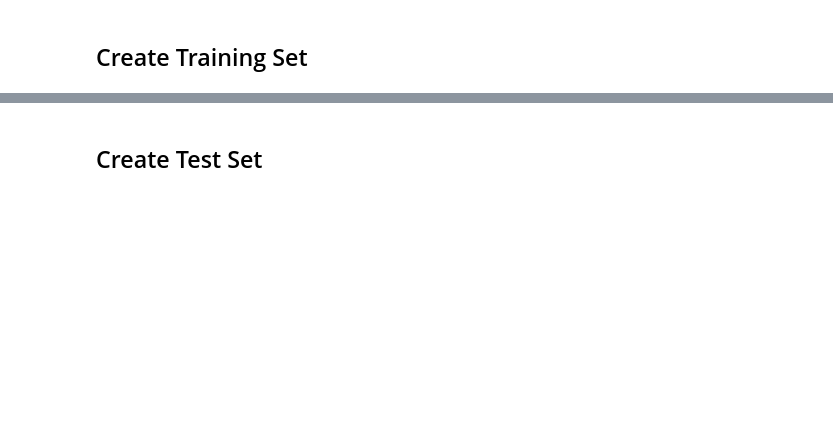
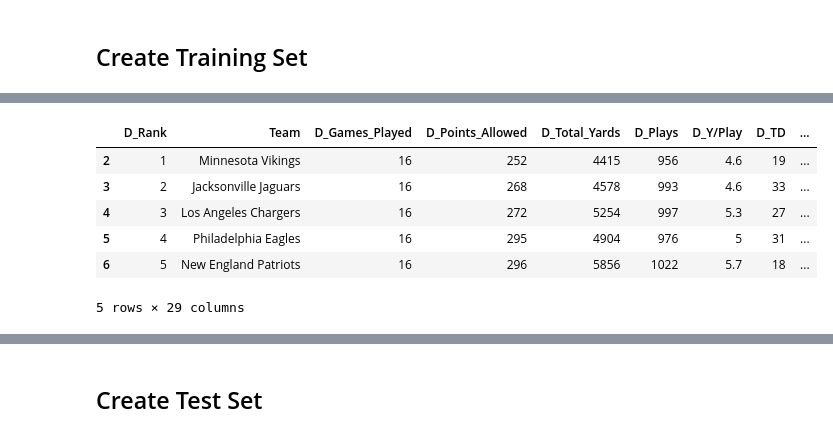
Before and after one commit to stefimaz/Praedico, a Jupyter notebook: Combine_csv.ipynb, the cells around one changed output, grey strips where cells are left out. Cells and saved outputs as stored; diff of their text form; code cells hidden in the pictures; blank space fills up the shorter version.

```diff
--- a/Combine_csv.ipynb
+++ b/Combine_csv.ipynb
@@ -163,50 +151,50 @@ O_total.head()
 #       'O_Pe_1st_D', 'O_Scoring_Drives', 'O_TO_%', 'O_Expected_Points', 'Year'] )
 #NFL2021DEF['Year'] = '2021'
 
-NFL2020DEF = pd.read_csv('./resources/NFL2020DEF.csv', names=['D_Rank', 'Team', 'D_Games_Played', 'D_Points_Allowed', 'D_Total_Yards',
+nfl2020def = pd.read_csv('./resources/NFL2020DEF.csv', names=['D_Rank', 'Team', 'D_Games_Played', 'D_Points_Allowed', 'D_Total_Yards',
        'D_Plays', 'D_Y/Play', 'D_TD', 'D_Fumbles_Lost',
        'D_1st_D', 'D_P_Completions', 'D_P_Attempts', 'D_P_Yards', 'D_P_TD',
        'D_P_Int', 'D_P_Y/PA', 'D_P_Passing_1st_D', 'D_R_Att', 'D_R_Yards',
        'D_R_TD', 'D_R_Y/A', 'D_R_1st_D', 'D_Pe', 'D_Pe_Yards',
        'D_Pe_1st_D', 'D_Scoring_Drives', 'D_TD_%', 'D_Expected_Points', 'Year'] )
-NFL2020DEF['Year'] = '2020'
+nfl2020def['Year'] = '2020'
 
-NFL2019DEF = pd.read_csv('./resources/NFL2019DEF.csv', names=['D','D_Rank', 'Team', 'D_Games_Played', 'D_Points_Allowed', 'D_Total_Yards',
+nfl2019def = pd.read_csv('./resources/NFL2019DEF.csv', names=['D','D_Rank', 'Team', 'D_Games_Played', 'D_Points_Allowed', 'D_Total_Yards',
        'D_Plays', 'D_Y/Play', 'D_TD', 'D_Fumbles_Lost',
        'D_1st_D', 'D_P_Completions', 'D_P_Attempts', 'D_P_Yards', 'D_P_TD',
        'D_P_Int', 'D_P_Y/PA', 'D_P_Passing_1st_D', 'D_R_Att', 'D_R_Yards',
        'D_R_TD', 'D_R_Y/A', 'D_R_1st_D', 'D_Pe', 'D_Pe_Yards',
        'D_Pe_1st_D', 'D_Scoring_Drives', 'D_TD_%', 'D_Expected_Points', 'Year'] )
-NFL2019DEF['Year'] = '2019'
+nfl2019def['Year'] = '2019'
 
-NFL2018DEF = pd.read_csv('./resources/NFL2018DEF.csv', names=['D','D_Rank', 'Team', 'D_Games_Played', 'D_Points_Allowed', 'D_Total_Yards',
+nfl2018def = pd.read_csv('./resources/NFL2018DEF.csv', names=['D','D_Rank', 'Team', 'D_Games_Played', 'D_Points_Allowed', 'D_Total_Yards',
        'D_Plays', 'D_Y/Play', 'D_TD', 'D_Fumbles_Lost',
        'D_1st_D', 'D_P_Completions', 'D_P_Attempts', 'D_P_Yards', 'D_P_TD',
        'D_P_Int', 'D_P_Y/PA', 'D_P_Passing_1st_D', 'D_R_Att', 'D_R_Yards',
        'D_R_TD', 'D_R_Y/A', 'D_R_1st_D', 'D_Pe', 'D_Pe_Yards',
        'D_Pe_1st_D', 'D_Scoring_Drives', 'D_TD_%', 'D_Expected_Points', 'Year'] )
-NFL2018DEF['Year'] = '2018'
+nfl2018def['Year'] = '2018'
 
-NFL2017DEF = pd.read_csv('./resources/NFL2017DEF.csv', names=['D','D_Rank', 'Team', 'D_Games_Played', 'D_Points_Allowed', 'D_Total_Yards',
+nfl2017def = pd.read_csv('./resources/NFL2017DEF.csv', names=['D','D_Rank', 'Team', 'D_Games_Played', 'D_Points_Allowed', 'D_Total_Yards',
        'D_Plays', 'D_Y/Play', 'D_TD', 'D_Fumbles_Lost',
        'D_1st_D', 'D_P_Completions', 'D_P_Attempts', 'D_P_Yards', 'D_P_TD',
        'D_P_Int', 'D_P_Y/PA', 'D_P_Passing_1st_D', 'D_R_Att', 'D_R_Yards',
        'D_R_TD', 'D_R_Y/A', 'D_R_1st_D', 'D_Pe', 'D_Pe_Yards',
        'D_Pe_1st_D', 'D_Scoring_Drives', 'D_TD_%', 'D_Expected_Points', 'Year'] )
-NFL2017DEF['Year'] = '2017'
+nfl2017def['Year'] = '2017'
 
-NFL2016DEF = pd.read_csv('./resources/NFL2016DEF.csv', names=['D','D_Rank', 'Team', 'D_Games_Played', 'D_Points_Allowed', 'D_Total_Yards',
+nfl2016def = pd.read_csv('./resources/NFL2016DEF.csv', names=['D','D_Rank', 'Team', 'D_Games_Played', 'D_Points_Allowed', 'D_Total_Yards',
        'D_Plays', 'D_Y/Play', 'D_TD', 'D_Fumbles_Lost',
        'D_1st_D', 'D_P_Completions', 'D_P_Attempts', 'D_P_Yards', 'D_P_TD',
        'D_P_Int', 'D_P_Y/PA', 'D_P_Passing_1st_D', 'D_R_Att', 'D_R_Yards',
        'D_R_TD', 'D_R_Y/A', 'D_R_1st_D', 'D_Pe', 'D_Pe_Yards',
        'D_Pe_1st_D', 'D_Scoring_Drives', 'D_TD_%', 'D_Expected_Points', 'Year'] )
-NFL2016DEF['Year'] = '2016'
+nfl2016def['Year'] = '2016'
 
-NFL2015DEF = pd.read_csv('./resources/NFL2015DEF.csv', names=['D','D_Rank', 'Team', 'D_Games_Played', 'D_Points_Allowed', 'D_Total_Yards',
+nfl2015def = pd.read_csv('./resources/NFL2015DEF.csv', names=['D','D_Rank', 'Team', 'D_Games_Played', 'D_Points_Allowed', 'D_Total_Yards',
        'D_Plays', 'D_Y/Play', 'D_TD', 'D_Fumbles_Lost',
        'D_1st_D', 'D_P_Completions', 'D_P_Attempts', 'D_P_Yards', 'D_P_TD',
        'D_P_Int', 'D_P_Y/PA', 'D_P_Passing_1st_D', 'D_R_Att', 'D_R_Yards',
        'D_R_TD', 'D_R_Y/A', 'D_R_1st_D', 'D_Pe', 'D_Pe_Yards',
        'D_Pe_1st_D', 'D_Scoring_Drives', 'D_TD_%', 'D_Expected_Points', 'Year'] )
-NFL2015DEF['Year'] = '2015'
+nfl2015def['Year'] = '2015'
@@ -246,0 +201,9 @@ D_total = pd.concat(data_frames_2)
+# %%
+# Remove row 0 and 1
+nfl2015def = nfl2015def.drop([0,1])
+nfl2016def = nfl2016def.drop([0,1])
+nfl2017def = nfl2017def.drop([0,1])
+nfl2018def = nfl2018def.drop([0,1])
+nfl2019def = nfl2019def.drop([0,1])
+nfl2020def = nfl2020def.drop([0,1])
+#nfl202def = nfl2021def.drop([0,1])
@@ -246,0 +222,7 @@ D_total = pd.concat(data_frames_2)
+# %%
+# Remove column D for years 2015 through 2019
+nfl2015d = nfl2015def.drop(columns=['D']).head()
+nfl2016d = nfl2016def.drop(columns=['D']).head()
+nfl2017d = nfl2017def.drop(columns=['D']).head()
+nfl2018d = nfl2018def.drop(columns=['D']).head()
+nfl2019d = nfl2019def.drop(columns=['D']).head()
@@ -246,0 +232,10 @@ D_total = pd.concat(data_frames_2)
+# %%
+nfl2017d
+# %% [output]
+|  | D_Rank | Team | D_Games_Played | D_Points_Allowed | D_Total_Yards | D_Plays | D_Y/Play | D_TD | ... |
+| 2 | 1 | Minnesota Vikings | 16 | 252 | 4415 | 956 | 4.6 | 19 | ... |
+| 3 | 2 | Jacksonville Jaguars | 16 | 268 | 4578 | 993 | 4.6 | 33 | ... |
+| 4 | 3 | Los Angeles Chargers | 16 | 272 | 5254 | 997 | 5.3 | 27 | ... |
+| 5 | 4 | Philadelphia Eagles | 16 | 295 | 4904 | 976 | 5 | 31 | ... |
+| 6 | 5 | New England Patriots | 16 | 296 | 5856 | 1022 | 5.7 | 18 | ... |
+5 rows × 29 columns
```
Also changed, not shown: parts of 47 cells of this notebook, 1 other file.
